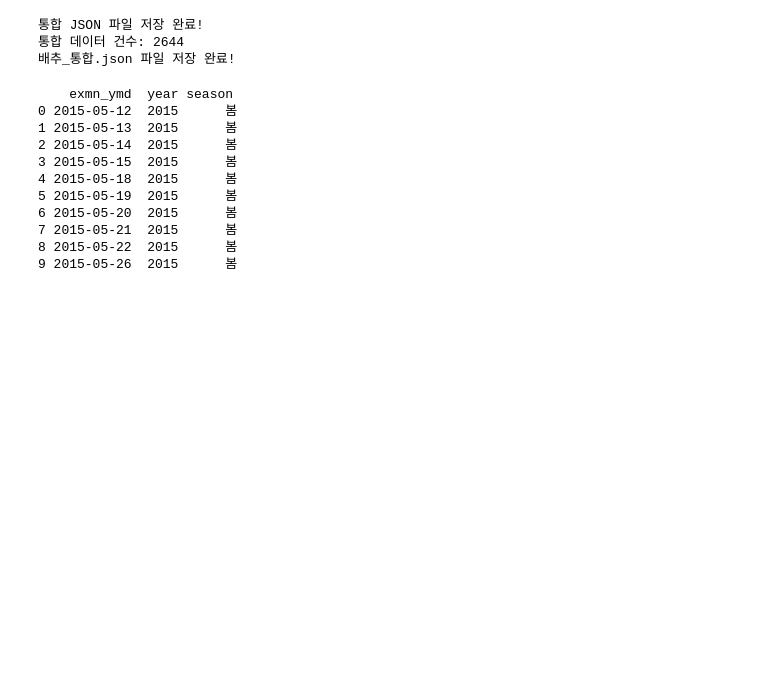
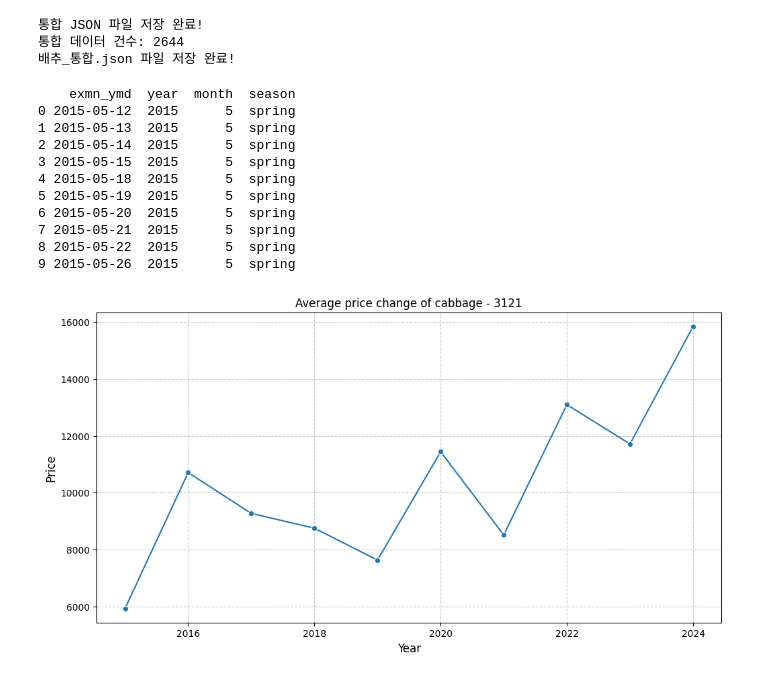
Before and after one commit to chuupaint/DataAnalysis, a Jupyter notebook: Untitled0.ipynb, the cells around one changed output. Cells and saved outputs as stored; diff of their text form; code cells hidden in the pictures; blank space fills up the shorter version.

```diff
--- a/Untitled0.ipynb
+++ b/Untitled0.ipynb
@@ -111,28 +111,46 @@ with open('배추_통합.json', 'r', encoding='utf-8') as f:
 
 df = pd.DataFrame(data)
 
-df['exmn_ymd'] = pd.to_datetime(df['exmn_ymd'], format='%Y%m%d')
+df['exmn_ymd'] = pd.to_datetime(df['exmn_ymd'])
+
 df['year'] = df['exmn_ymd'].dt.year
+df['month'] = df['exmn_ymd'].dt.month
 
-month = df['exmn_ymd'].dt.month
-
-df['season'] = month.map({
-    3: '봄', 4: '봄', 5: '봄',
-    6: '여름', 7: '여름', 8: '여름',
-    9: '가을', 10: '가을', 11: '가을',
-    12: '겨울', 1: '겨울', 2: '겨울'
+df['season'] = df['month'].map({
+    3: 'spring', 4: 'spring', 5: 'spring',
+    6: 'summer', 7: 'summer', 8: 'summer',
+    9: 'fall', 10: 'fall', 11: 'fall',
+    12: 'winter', 1: 'winter', 2: 'winter'
 })
 
-print(df[['exmn_ymd', 'year', 'season']].head(10))
+print(df[['exmn_ymd', 'year', 'month', 'season']].head(10))
 # %% [output]
-    exmn_ymd  year season
-0 2015-05-12  2015      봄
-1 2015-05-13  2015      봄
-2 2015-05-14  2015      봄
-3 2015-05-15  2015      봄
-4 2015-05-18  2015      봄
-5 2015-05-19  2015      봄
-6 2015-05-20  2015      봄
-7 2015-05-21  2015      봄
-8 2015-05-22  2015      봄
-9 2015-05-26  2015      봄
+    exmn_ymd  year  month  season
+0 2015-05-12  2015      5  spring
+1 2015-05-13  2015      5  spring
+2 2015-05-14  2015      5  spring
+3 2015-05-15  2015      5  spring
+4 2015-05-18  2015      5  spring
+5 2015-05-19  2015      5  spring
+6 2015-05-20  2015      5  spring
+7 2015-05-21  2015      5  spring
+8 2015-05-22  2015      5  spring
+9 2015-05-26  2015      5  spring
+# %%
+import pandas as pd
+import matplotlib.pyplot as plt
+import seaborn as sns
+
+df['exmn_dd_prc'] = pd.to_numeric(df['exmn_dd_prc'])
+year_price = df.groupby('year')['exmn_dd_prc'].mean().reset_index()
+plt.figure(figsize=(12, 6))
+sns.lineplot(x='year', y='exmn_dd_prc', data=year_price, marker='o')
+
+plt.title('Average price change of cabbage - 3121')
+plt.xlabel('Year', fontsize=12)
+plt.ylabel('Price', fontsize=12)
+plt.grid(True, linestyle='--', alpha=0.7)
+plt.savefig('연도별 배추 평균 가격 변화.png')
+plt.show()
+# %% [output]
+[figure, added]
```
Also changed, not shown: parts of 1 cell of this notebook.
